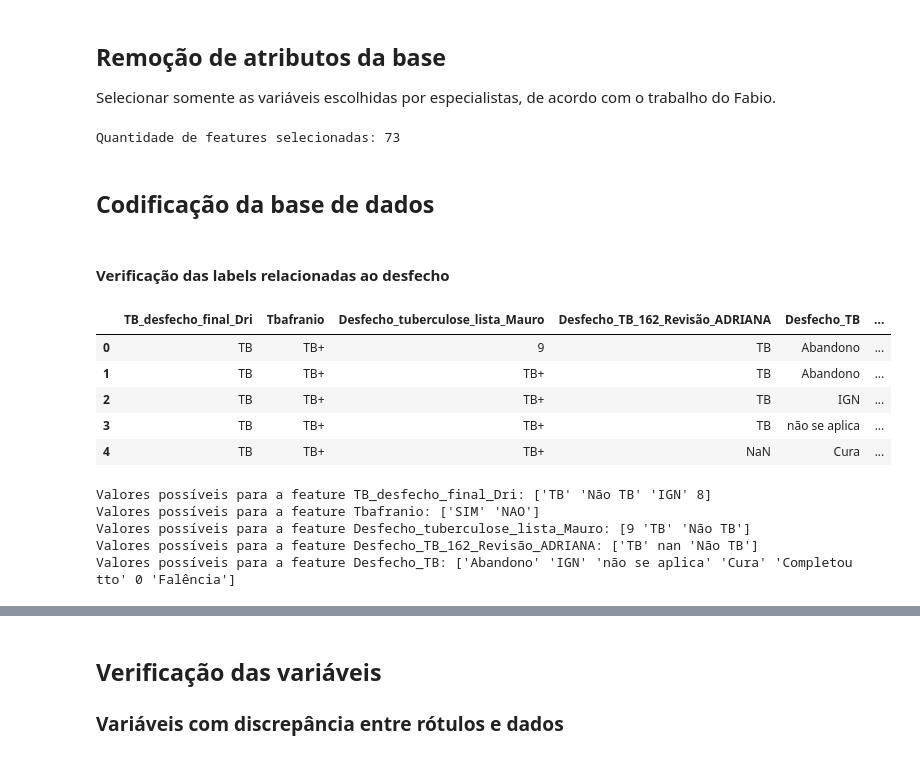
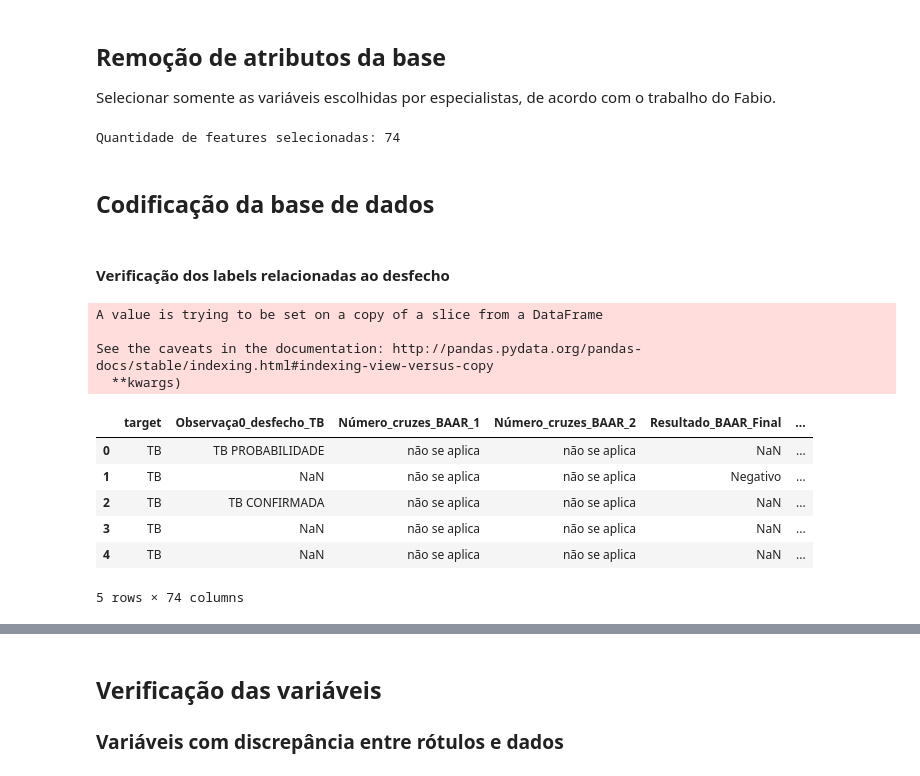
Before and after one commit to michelmf/projeto_tb, a Jupyter notebook: Code/Data_exploration/Análise Exploratória de Dados.ipynb, the cells around one changed output, grey strips where cells are left out. Cells and saved outputs as stored; diff of their text form; code cells hidden in the pictures.

Commit message:
EDA Com targets tratados

```diff
--- a/Code/Data_exploration/Análise Exploratória de Dados.ipynb
+++ b/Code/Data_exploration/Análise Exploratória de Dados.ipynb
@@ -40,10 +61,14 @@ Selecionar somente as variáveis escolhidas por especialistas, de acordo com o t
 features_selecionadas   = [
                         # Variáveis relacionadas ao desfecho
                         'TB_desfecho_final_Dri',
-                        'Tbafranio',
-                        'Desfecho_tuberculose_lista_Mauro',
-                        'Desfecho_TB_162_Revisão_ADRIANA',
-                        'Desfecho_TB',
+                        'Observaça0_desfecho_TB',
+
+                        # Features referentes aos testes
+                        'Número_cruzes_BAAR_1',
+                        'Número_cruzes_BAAR_2',
+                        'Resultado_BAAR_Final',
+                        'Número_Cruzes_Cultura_1',
+                        'Número_cruzes_Cultura_2',
 
                         # Sintomas e outros
                         'Asma',
@@ -114,8 +139,7 @@ features_selecionadas   = [
                         'Neo_maligna',
                         'Transplante',
                         'Silicose',
-                        'Doença_pumonar_difusa',
-                        'Novocriteriotbafranio']
+                        'Doença_pumonar_difusa']
 # %%
 # Dados das features pré-filtradas
 dados_selecionados = data[features_selecionadas]
@@ -125,30 +149,26 @@ dados_selecionados.to_csv('../../Data/Processed/filtered.csv',index=False)
 
 print('Quantidade de features selecionadas: {}'.format(len(features_selecionadas)))
 # %% [output]
-Quantidade de features selecionadas: 73
+Quantidade de features selecionadas: 74
 # %% [markdown]
 ## Codificação da base de dados
 # %% [markdown]
-#### Verificação das labels relacionadas ao desfecho
+#### Verificação dos labels relacionadas ao desfecho
 # %%
 # Verificação dos dados relacionados ao desfecho/target.
-desfecho = dados_selecionados[['TB_desfecho_final_Dri','Tbafranio','Desfecho_tuberculose_lista_Mauro','Desfecho_TB_162_Revisão_ADRIANA','Desfecho_TB','Novocriteriotbafranio']]
+dados_selecionados.rename(index=str,columns={'TB_desfecho_final_Dri' : 'target'},inplace=True)
+# %% [output]
+A value is trying to be set on a copy of a slice from a DataFrame
+
+See the caveats in the documentation: http://pandas.pydata.org/pandas-docs/stable/indexing.html#indexing-view-versus-copy
+  **kwargs)
 # %%
-desfecho.head(5)
+dados_selecionados.head(5)
 # %% [output]
-|  | TB_desfecho_final_Dri | Tbafranio | Desfecho_tuberculose_lista_Mauro | Desfecho_TB_162_Revisão_ADRIANA | Desfecho_TB | ... |
-| 0 | TB | TB+ | 9 | TB | Abandono | ... |
-| 1 | TB | TB+ | TB+ | TB | Abandono | ... |
-| 2 | TB | TB+ | TB+ | TB | IGN | ... |
-| 3 | TB | TB+ | TB+ | TB | não se aplica | ... |
-| 4 | TB | TB+ | TB+ | NaN | Cura | ... |
+|  | target | Observaça0_desfecho_TB | Número_cruzes_BAAR_1 | Número_cruzes_BAAR_2 | Resultado_BAAR_Final | ... |
+| 0 | TB | TB PROBABILIDADE | não se aplica | não se aplica | NaN | ... |
+| 1 | TB | NaN | não se aplica | não se aplica | Negativo | ... |
+| 2 | TB | TB CONFIRMADA | não se aplica | não se aplica | NaN | ... |
+| 3 | TB | NaN | não se aplica | não se aplica | NaN | ... |
+| 4 | TB | NaN | não se aplica | não se aplica | NaN | ... |
+5 rows × 74 columns
-# %%
-# Verificação de cada valor possível
-for feature in list(desfecho.columns):
-    print('Valores possíveis para a feature {}: {}'.format(feature,desfecho[feature].unique()))
-# %% [output]
-Valores possíveis para a feature TB_desfecho_final_Dri: ['TB' 'Não TB' 'IGN' 8]
-Valores possíveis para a feature Tbafranio: ['SIM' 'NAO']
-Valores possíveis para a feature Desfecho_tuberculose_lista_Mauro: [9 'TB' 'Não TB']
-Valores possíveis para a feature Desfecho_TB_162_Revisão_ADRIANA: ['TB' nan 'Não TB']
-Valores possíveis para a feature Desfecho_TB: ['Abandono' 'IGN' 'não se aplica' 'Cura' 'Completou tto' 0 'Falência']
```
Also changed, not shown: parts of 15 cells of this notebook.
